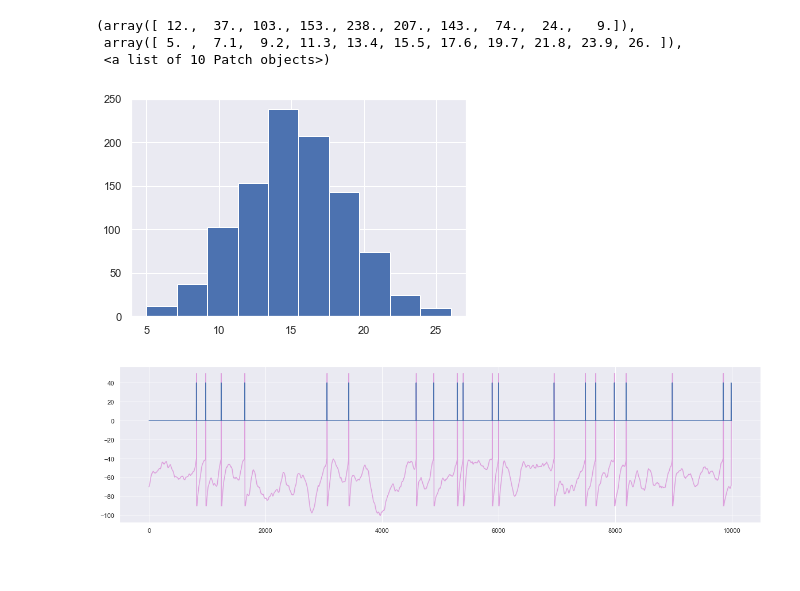
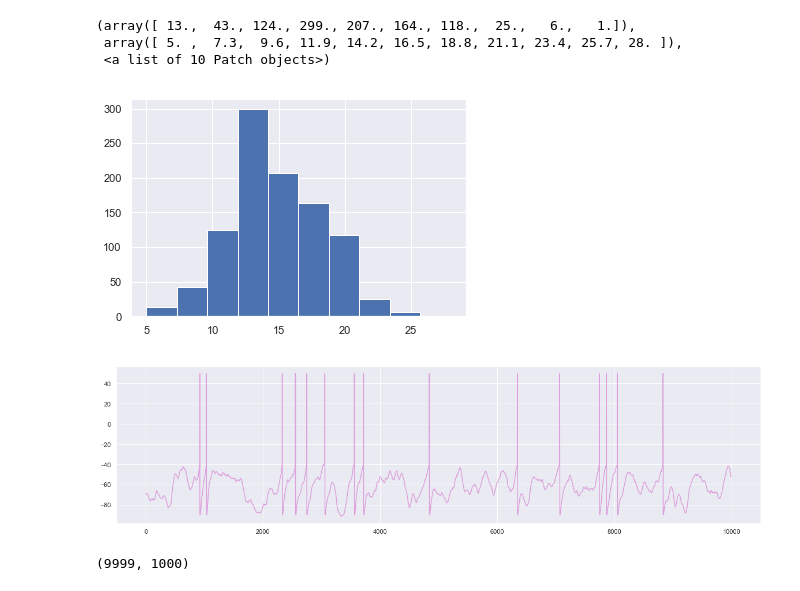
Before and after one commit to nsbspl/async-spike-propagation, a Jupyter notebook: main.ipynb, the cells around one changed output. Cells and saved outputs as stored; diff of their text form; code cells hidden in the pictures.

```diff
--- a/main.ipynb
+++ b/main.ipynb
@@ -13,5 +18,5 @@ sns.set()
 # %%
-TRIAL_NUM = 1000 # 100
+NUM_NEURONS = 1000 # 100
 tau_V = 10
 R = 1 # MOhm
 EL = -70.0
@@ -22,23 +27,22 @@ tt = np.arange(0.0, t_stop, dt)
 # p.dt = dt; p.tStop = t_stop; ????????
 tw = 100.0
 # %%
-V = np.zeros((tt.shape[0], TRIAL_NUM)) # Membrane potential per neuron
+V = np.zeros((tt.shape[0], NUM_NEURONS)) # Membrane potential per neuron
 
 # Additive noise to individual neurons
-ETA, _ = ouprocess_gaussian(5.0, dt, t_stop, TRIAL_NUM)
+ETA, _ = ouprocess_gaussian(5.0, dt, t_stop, NUM_NEURONS)
 # %%
 # Slow Signal
 input_slow, _ = ouprocess_gaussian(50.0, dt, t_stop, 1)
 i_inj = 16.0 + 6.0*input_slow
 
-F_binary = np.zeros((tt.shape[0], TRIAL_NUM))
-avg_firing_rate = np.zeros(TRIAL_NUM)
+F_binary = np.zeros((tt.shape[0], NUM_NEURONS))
+avg_firing_rate = np.zeros(NUM_NEURONS)
 a2 = 25.0 # pA; std of noise
 
 I_total = a2*ETA + i_inj
 
-for k in range(0, TRIAL_NUM):
-#     I_total = i_inj.flatten() + a2*ETA[:,k]
+for k in range(0, NUM_NEURONS):
     V[:,k] = lif_compute(I_total[:, k], R, tau_V, V_th, dt)
 # %%
 F_binary = spike_binary(V)
@@ -46,15 +50,19 @@ avg_firing_rate = np.sum(F_binary, axis=0)/(t_stop/1.0e3)
 # %%
 plt.hist(avg_firing_rate)
 # %% [output]
-(array([ 12.,  37., 103., 153., 238., 207., 143.,  74.,  24.,   9.]),
- array([ 5. ,  7.1,  9.2, 11.3, 13.4, 15.5, 17.6, 19.7, 21.8, 23.9, 26. ]),
+(array([ 13.,  43., 124., 299., 207., 164., 118.,  25.,   6.,   1.]),
+ array([ 5. ,  7.3,  9.6, 11.9, 14.2, 16.5, 18.8, 21.1, 23.4, 25.7, 28. ]),
  <a list of 10 Patch objects>)
-[figure, old version]
+[figure, new version]
 # %%
-trial = 1
+trial = 10
 plt.figure(figsize=(20,5))
 plt.plot(V[:,trial], color='plum')
-plt.plot(F_binary[:,trial] * 40.0)
+# plt.plot(F_binary[:,trial] * 40.0)
 plt.show()
 # %% [output]
-[figure, old version]
+[figure, new version]
+# %%
+F_binary.shape
+# %% [output]
+(9999, 1000)
```
Also changed, not shown: parts of 5 cells of this notebook, 2 other files.
